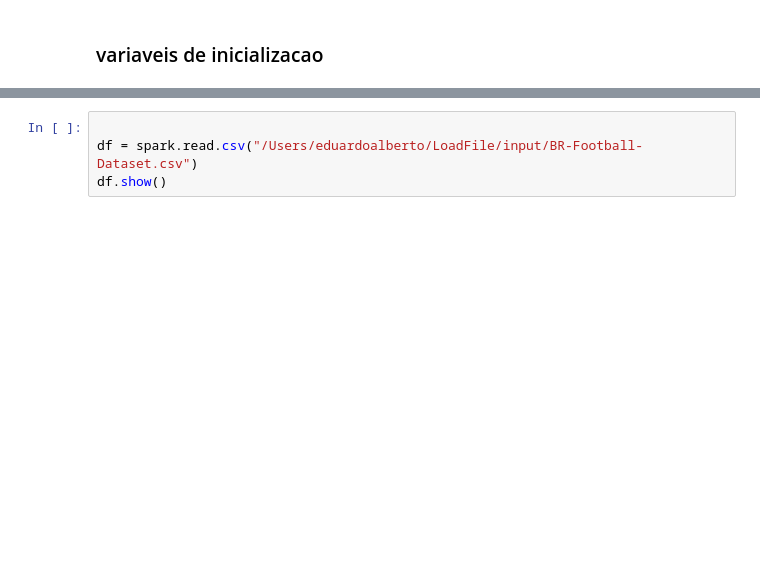
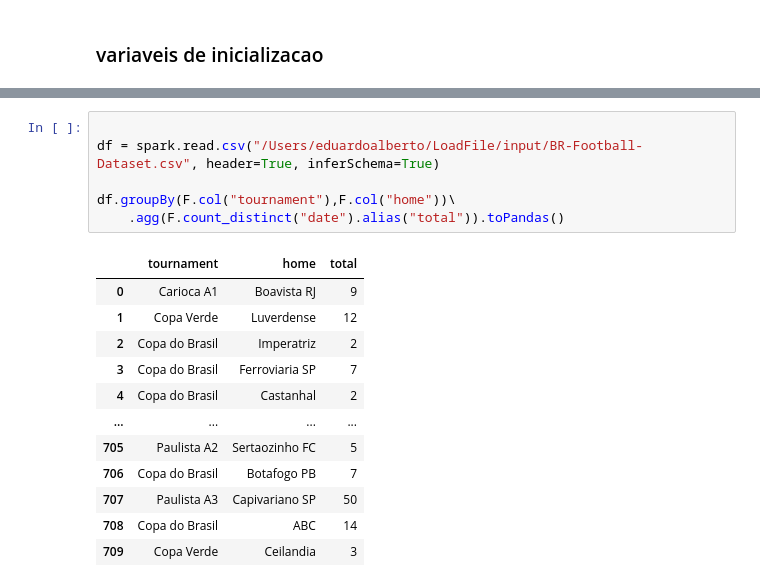
Before and after one commit to EduardoAlberto/Projetos, a Jupyter notebook: data_engineer/football/src/analise.ipynb, the cells around one changed output, grey strips where cells are left out. Drawn from its saved outputs; the diff is of its cells as text; blank space fills up the shorter version.

```diff
--- a/data_engineer/football/src/analise.ipynb
+++ b/data_engineer/football/src/analise.ipynb
@@ -55,6 +55,20 @@ PySpark Version :3.5.4
 <pyspark.sql.session.SparkSession at 0x...>
 # %%
 
-df = spark.read.csv("/Users/eduardoalberto/LoadFile/input/BR-Football-Dataset.csv")
-df.show()
+df = spark.read.csv("/Users/eduardoalberto/LoadFile/input/BR-Football-Dataset.csv", header=True, inferSchema=True)
+
+df.groupBy(F.col("tournament"),F.col("home"))\
+    .agg(F.count_distinct("date").alias("total")).toPandas()
 # %% [output]
+|  | tournament | home | total |
+| 0 | Carioca A1 | Boavista RJ | 9 |
+| 1 | Copa Verde | Luverdense | 12 |
+| 2 | Copa do Brasil | Imperatriz | 2 |
+| 3 | Copa do Brasil | Ferroviaria SP | 7 |
+| 4 | Copa do Brasil | Castanhal | 2 |
+| ... | ... | ... | ... |
+| 705 | Paulista A2 | Sertaozinho FC | 5 |
+| 706 | Copa do Brasil | Botafogo PB | 7 |
+| 707 | Paulista A3 | Capivariano SP | 50 |
+| 708 | Copa do Brasil | ABC | 14 |
+| 709 | Copa Verde | Ceilandia | 3 |
```
Also changed, not shown: parts of 5 cells of this notebook, 25 other files.
